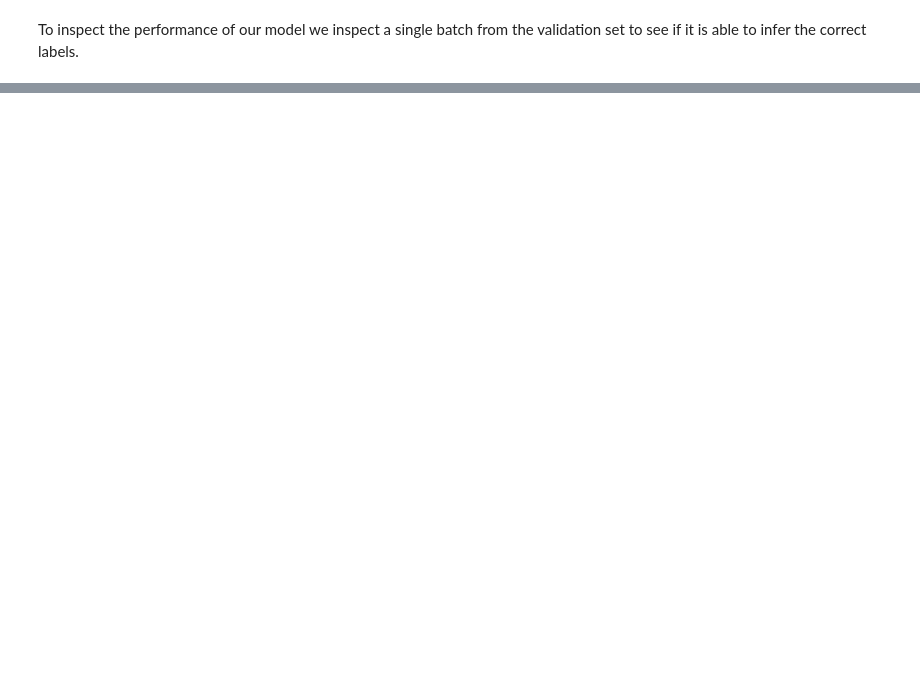
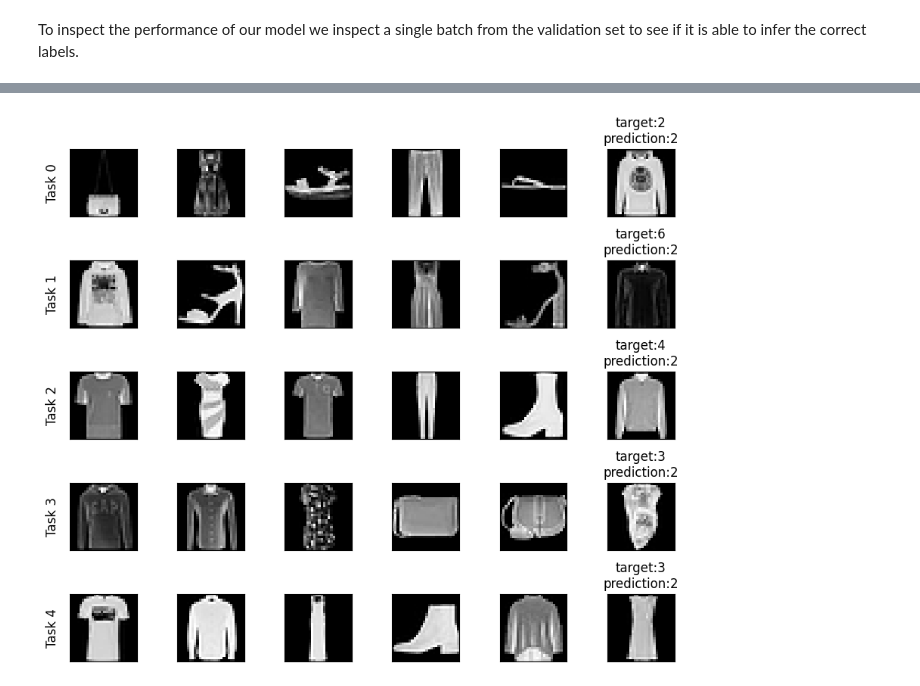
Before and after one commit to RobvanGastel/meta-in-context-learning, a Jupyter notebook: general-purpose in-context learner.ipynb, the cells around one changed output, grey strips where cells are left out. Cells and saved outputs as stored; diff of their text form; code cells hidden in the pictures; blank space fills up the shorter version.

```diff
--- a/general-purpose in-context learner.ipynb
+++ b/general-purpose in-context learner.ipynb
@@ -213,2 +259,15 @@ fashion_data_loader = DataLoader(fashion_dataset, batch_sampler=FewShotBatchSamp
+# %%
+fashion_dataset = FewShotDataset(dataset=FashionMNIST, train=True)
+fashion_data_loader = DataLoader(fashion_dataset, batch_sampler=FewShotBatchSampler(val_dataset.y, n_way, k_shot))
+
+X, y = next(iter(fashion_data_loader))
+X, y= X.numpy(), y.numpy()
+
+# Here we either pass the state.params or the params
+# and make the predictions
+logits = state.apply_fn(params, X, y[:, :-1])
+visualize_tasks(X, y, jnp.argmax(logits, axis=-1))
+# %% [output]
+[figure, added]
 # %%
 # TODO: Show difference with label permutation model
```
Also changed, not shown: parts of 14 cells of this notebook.
